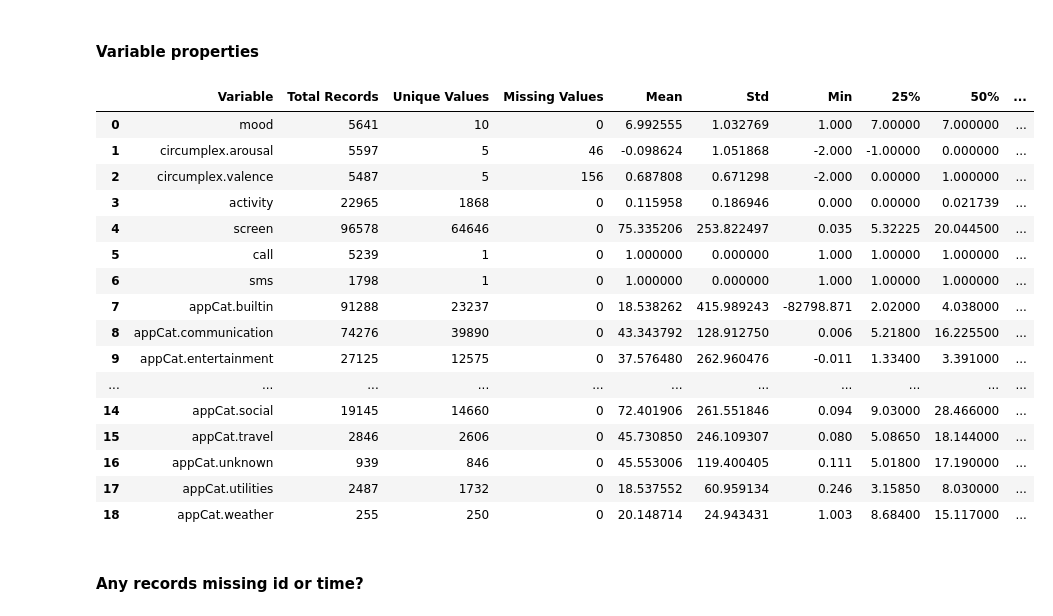
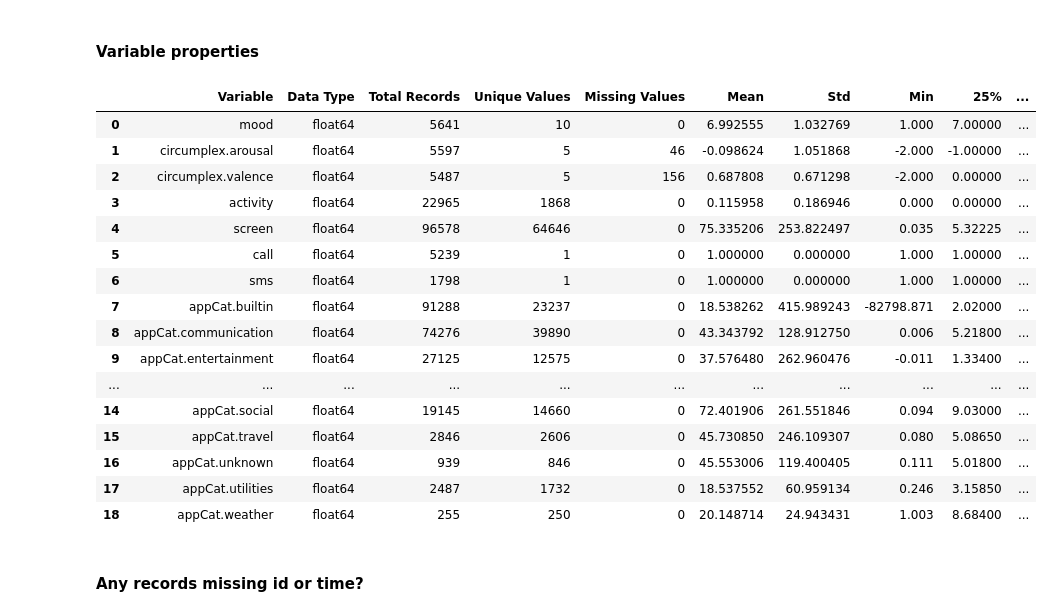
Before and after one commit to ryan-ott/DMT-Group17, a Jupyter notebook: Assignment1/mood_prediction.ipynb, the cells around one changed output. Cells and saved outputs as stored; diff of their text form; code cells hidden in the pictures.

```diff
--- a/Assignment1/mood_prediction.ipynb
+++ b/Assignment1/mood_prediction.ipynb
@@ -58,54 +59,54 @@ data_characteristics_df
 # Create a summary table for the dataset
 summary_data = {
     "Variable": [],
+    "Data Type": [],
     "Total Records": [],
     "Unique Values": [],
     "Missing Values": [],
     "Mean": [],
     "Std": [],
     "Min": [],
     "25%": [],
     "50%": [],
     "75%": [],
-    "Max": [],
-    "Data Type": []
+    "Max": []
 }
 
 for var in df.variable.unique():
     var_data = df[df['variable'] == var]['value']
     desc = var_data.describe()
     summary_data["Variable"].append(var)
+    summary_data["Data Type"].append(df[df['variable'] == var]['value'].dtype)
     summary_data["Total Records"].append(var_data.count())
     summary_data["Unique Values"].append(var_data.nunique())
     summary_data["Missing Values"].append(df[df['variable'] == var]['value'].isnull().sum())
     summary_data["Mean"].append(desc['mean'])
     summary_data["Std"].append(desc['std'])
     summary_data["Min"].append(desc['min'])
     summary_data["25%"].append(desc['25%'])
     summary_data["50%"].append(desc['50%'])
     summary_data["75%"].append(desc['75%'])
     summary_data["Max"].append(desc['max'])
-    summary_data["Data Type"].append(df[df['variable'] == var]['value'].dtype)
 
 summary_table = pd.DataFrame(summary_data)
 summary_table
 # %% [output]
-|  | Variable | Total Records | Unique Values | Missing Values | Mean | Std | Min | 25% | 50% | ... |
-| 0 | mood | 5641 | 10 | 0 | 6.992555 | 1.032769 | 1.000 | 7.00000 | 7.000000 | ... |
-| 1 | circumplex.arousal | 5597 | 5 | 46 | -0.098624 | 1.051868 | -2.000 | -1.00000 | 0.000000 | ... |
-| 2 | circumplex.valence | 5487 | 5 | 156 | 0.687808 | 0.671298 | -2.000 | 0.00000 | 1.000000 | ... |
-| 3 | activity | 22965 | 1868 | 0 | 0.115958 | 0.186946 | 0.000 | 0.00000 | 0.021739 | ... |
-| 4 | screen | 96578 | 64646 | 0 | 75.335206 | 253.822497 | 0.035 | 5.32225 | 20.044500 | ... |
-| 5 | call | 5239 | 1 | 0 | 1.000000 | 0.000000 | 1.000 | 1.00000 | 1.000000 | ... |
-| 6 | sms | 1798 | 1 | 0 | 1.000000 | 0.000000 | 1.000 | 1.00000 | 1.000000 | ... |
-| 7 | appCat.builtin | 91288 | 23237 | 0 | 18.538262 | 415.989243 | -82798.871 | 2.02000 | 4.038000 | ... |
-| 8 | appCat.communication | 74276 | 39890 | 0 | 43.343792 | 128.912750 | 0.006 | 5.21800 | 16.225500 | ... |
-| 9 | appCat.entertainment | 27125 | 12575 | 0 | 37.576480 | 262.960476 | -0.011 | 1.33400 | 3.391000 | ... |
+|  | Variable | Data Type | Total Records | Unique Values | Missing Values | Mean | Std | Min | 25% | ... |
+| 0 | mood | float64 | 5641 | 10 | 0 | 6.992555 | 1.032769 | 1.000 | 7.00000 | ... |
+| 1 | circumplex.arousal | float64 | 5597 | 5 | 46 | -0.098624 | 1.051868 | -2.000 | -1.00000 | ... |
+| 2 | circumplex.valence | float64 | 5487 | 5 | 156 | 0.687808 | 0.671298 | -2.000 | 0.00000 | ... |
+| 3 | activity | float64 | 22965 | 1868 | 0 | 0.115958 | 0.186946 | 0.000 | 0.00000 | ... |
+| 4 | screen | float64 | 96578 | 64646 | 0 | 75.335206 | 253.822497 | 0.035 | 5.32225 | ... |
+| 5 | call | float64 | 5239 | 1 | 0 | 1.000000 | 0.000000 | 1.000 | 1.00000 | ... |
+| 6 | sms | float64 | 1798 | 1 | 0 | 1.000000 | 0.000000 | 1.000 | 1.00000 | ... |
+| 7 | appCat.builtin | float64 | 91288 | 23237 | 0 | 18.538262 | 415.989243 | -82798.871 | 2.02000 | ... |
+| 8 | appCat.communication | float64 | 74276 | 39890 | 0 | 43.343792 | 128.912750 | 0.006 | 5.21800 | ... |
+| 9 | appCat.entertainment | float64 | 27125 | 12575 | 0 | 37.576480 | 262.960476 | -0.011 | 1.33400 | ... |
 | ... | ... | ... | ... | ... | ... | ... | ... | ... | ... | ... |
-| 14 | appCat.social | 19145 | 14660 | 0 | 72.401906 | 261.551846 | 0.094 | 9.03000 | 28.466000 | ... |
-| 15 | appCat.travel | 2846 | 2606 | 0 | 45.730850 | 246.109307 | 0.080 | 5.08650 | 18.144000 | ... |
-| 16 | appCat.unknown | 939 | 846 | 0 | 45.553006 | 119.400405 | 0.111 | 5.01800 | 17.190000 | ... |
-| 17 | appCat.utilities | 2487 | 1732 | 0 | 18.537552 | 60.959134 | 0.246 | 3.15850 | 8.030000 | ... |
-| 18 | appCat.weather | 255 | 250 | 0 | 20.148714 | 24.943431 | 1.003 | 8.68400 | 15.117000 | ... |
+| 14 | appCat.social | float64 | 19145 | 14660 | 0 | 72.401906 | 261.551846 | 0.094 | 9.03000 | ... |
+| 15 | appCat.travel | float64 | 2846 | 2606 | 0 | 45.730850 | 246.109307 | 0.080 | 5.08650 | ... |
+| 16 | appCat.unknown | float64 | 939 | 846 | 0 | 45.553006 | 119.400405 | 0.111 | 5.01800 | ... |
+| 17 | appCat.utilities | float64 | 2487 | 1732 | 0 | 18.537552 | 60.959134 | 0.246 | 3.15850 | ... |
+| 18 | appCat.weather | float64 | 255 | 250 | 0 | 20.148714 | 24.943431 | 1.003 | 8.68400 | ... |
 # %% [markdown]
 #### Any records missing id or time?
```
Also changed, not shown: parts of 15 cells of this notebook.
